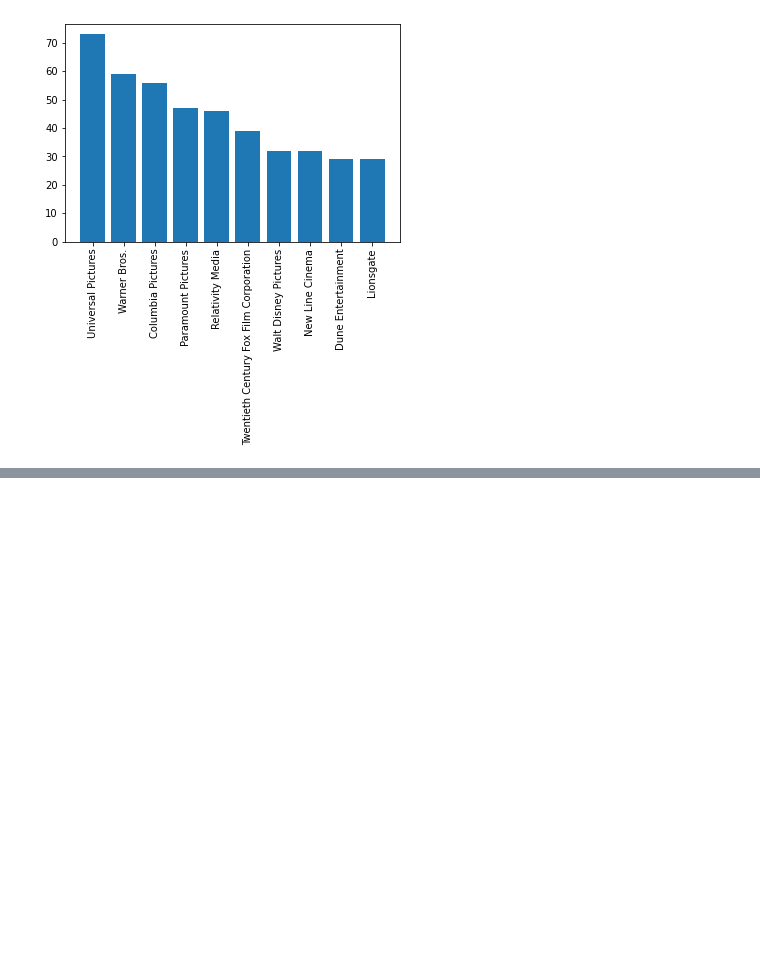
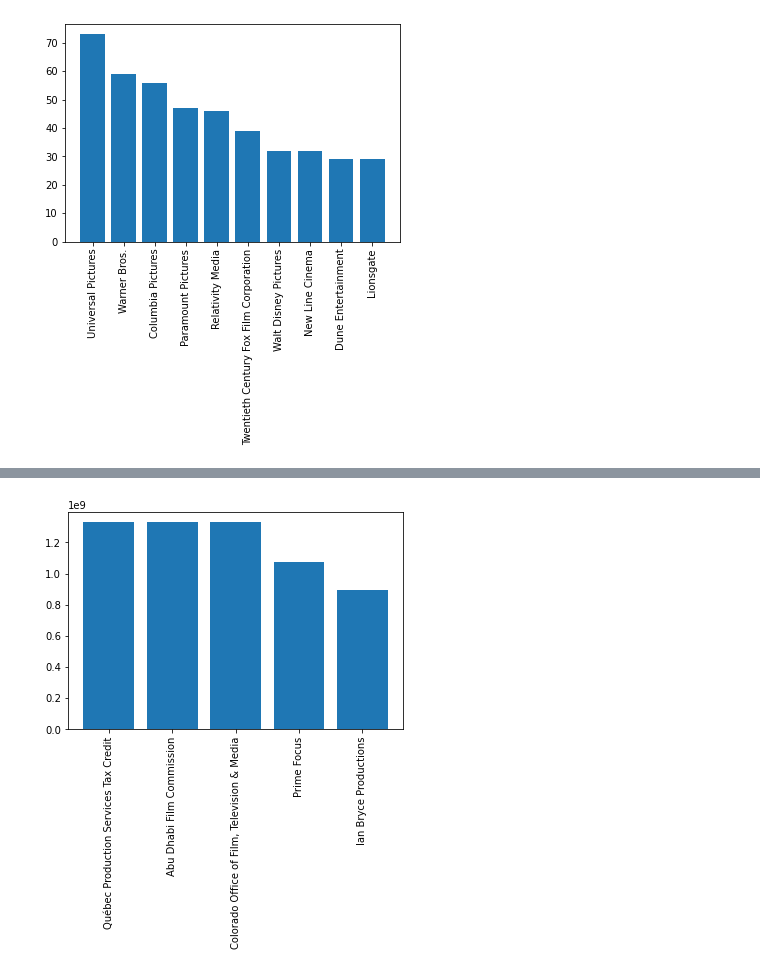
Before and after one commit to ran0027/microsoft_movie_analysis, a Jupyter notebook: Untitled.ipynb, the cells around one changed output, grey strips where cells are left out. Drawn from its saved outputs; the diff is of its cells as text; code cells hidden in the pictures; blank space fills up the shorter version.

```diff
--- a/Untitled.ipynb
+++ b/Untitled.ipynb
@@ -1104,0 +1021,9 @@ Name: profit, Length: 1429, dtype: float64
+# %%
+avg_profit_data = movies_by_production_companies.groupby('production_companies').mean()['profit'].sort_values(ascending=False)[:5]
+# %%
+fig, ax = plt.subplots()
+
+ax.bar(avg_profit_data.index, avg_profit_data.values)
+plt.xticks(rotation=90);
+# %% [output]
+[figure, added]
```
Also changed, not shown: parts of 35 cells of this notebook.
